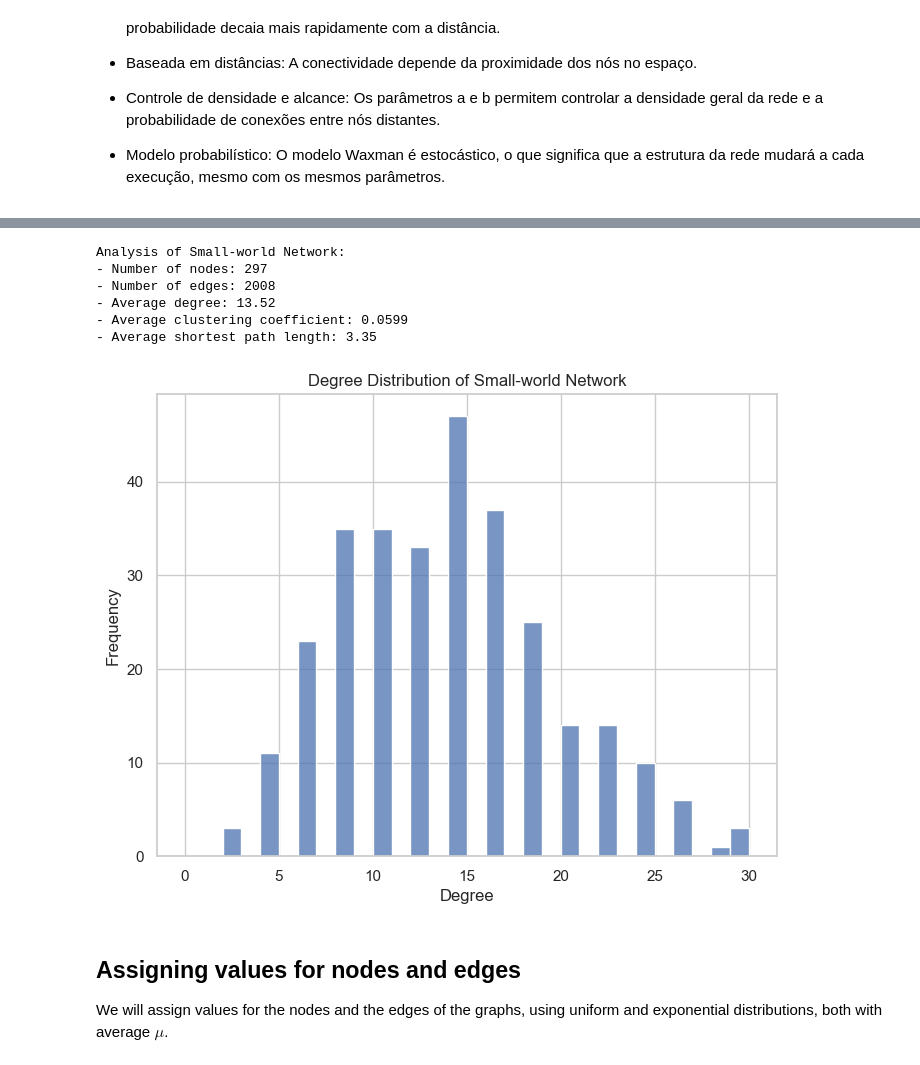
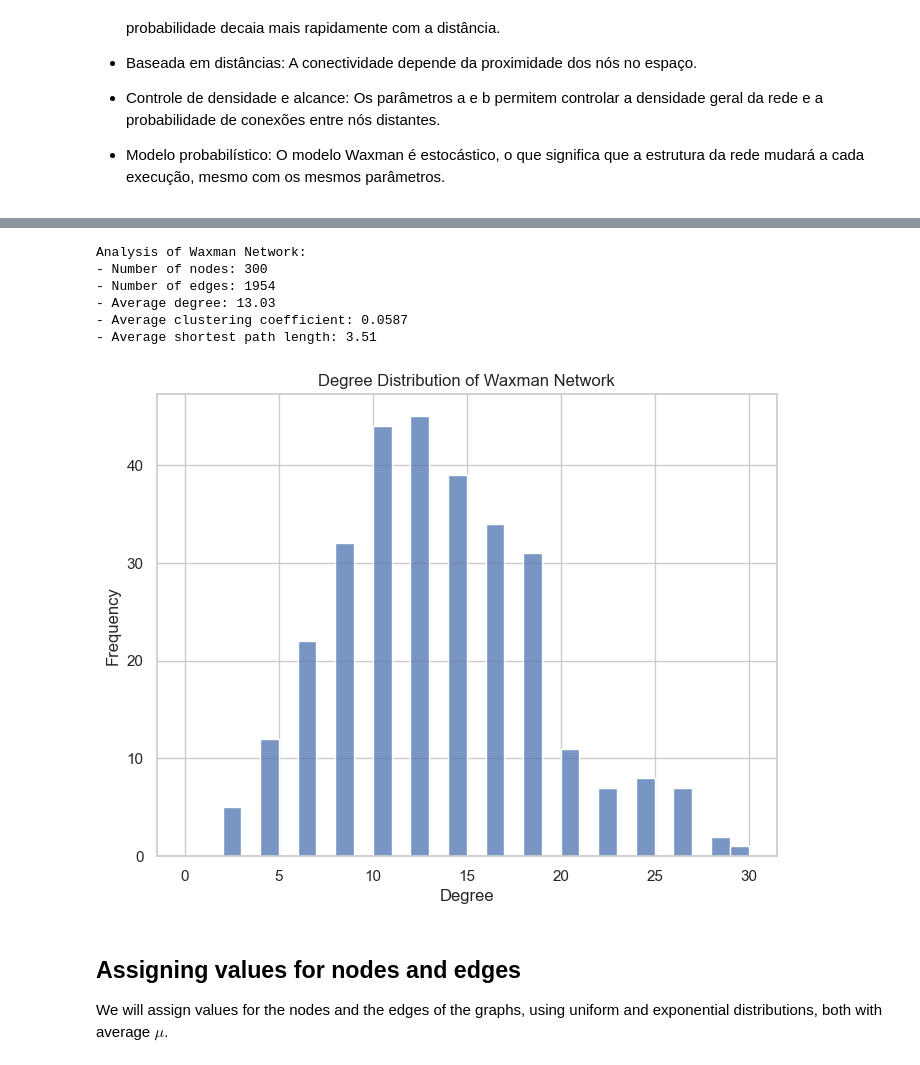
Before and after one commit to joaoduarteN/debtrank_analysis, a Jupyter notebook: debtrank.ipynb, the cells around one changed output, grey strips where cells are left out. Drawn from its saved outputs; the diff is of its cells as text; code cells hidden in the pictures.

```diff
--- a/debtrank.ipynb
+++ b/debtrank.ipynb
@@ -239,13 +242,13 @@ plt.show()
 # %%
-analyze_network(WM_graph, 'Small-world Network')
+analyze_network(WM_graph, 'Waxman Network')
 # %% [output]
-Analysis of Small-world Network:
-- Number of nodes: 297
-- Number of edges: 2008
-- Average degree: 13.52
-- Average clustering coefficient: 0.0599
-- Average shortest path length: 3.35
+Analysis of Waxman Network:
+- Number of nodes: 300
+- Number of edges: 1954
+- Average degree: 13.03
+- Average clustering coefficient: 0.0587
+- Average shortest path length: 3.51
-[figure, old version]
+[figure, new version]
 # %% [markdown]
 ## Assigning values for nodes and edges
 
```
Also changed, not shown: parts of 24 cells of this notebook, 3 other files.
